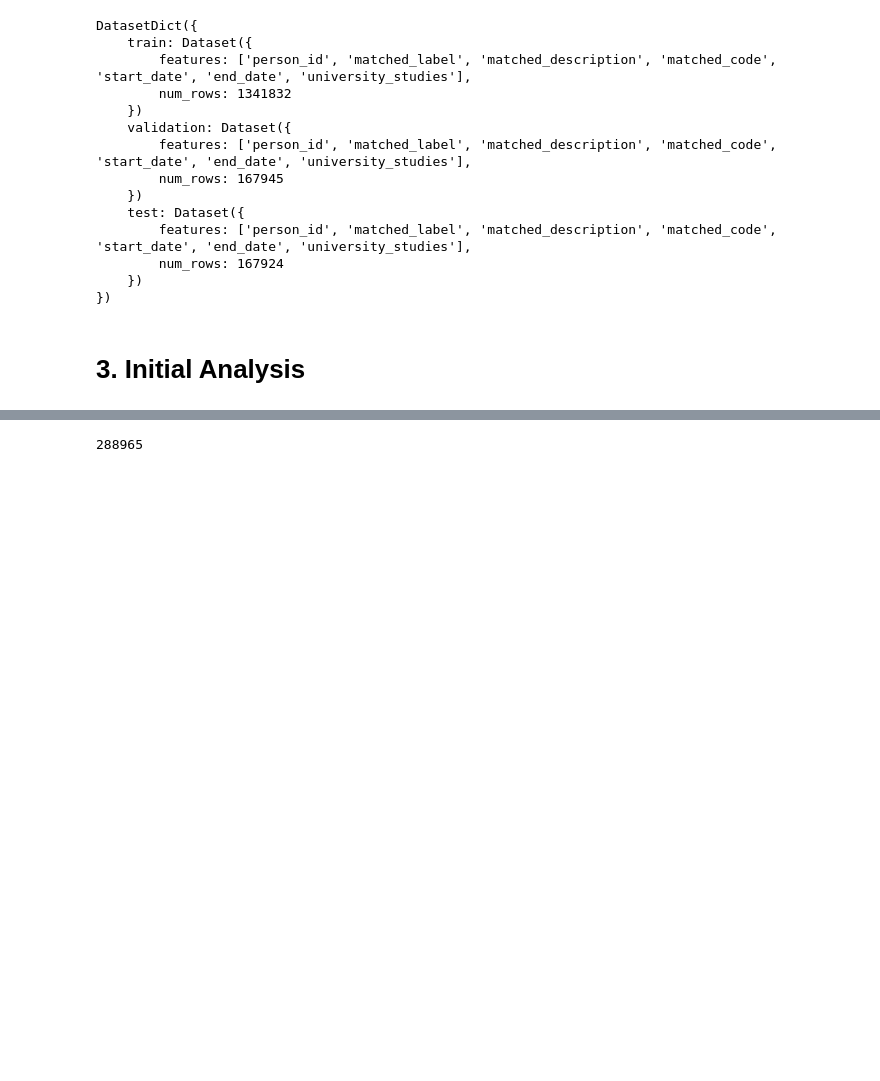
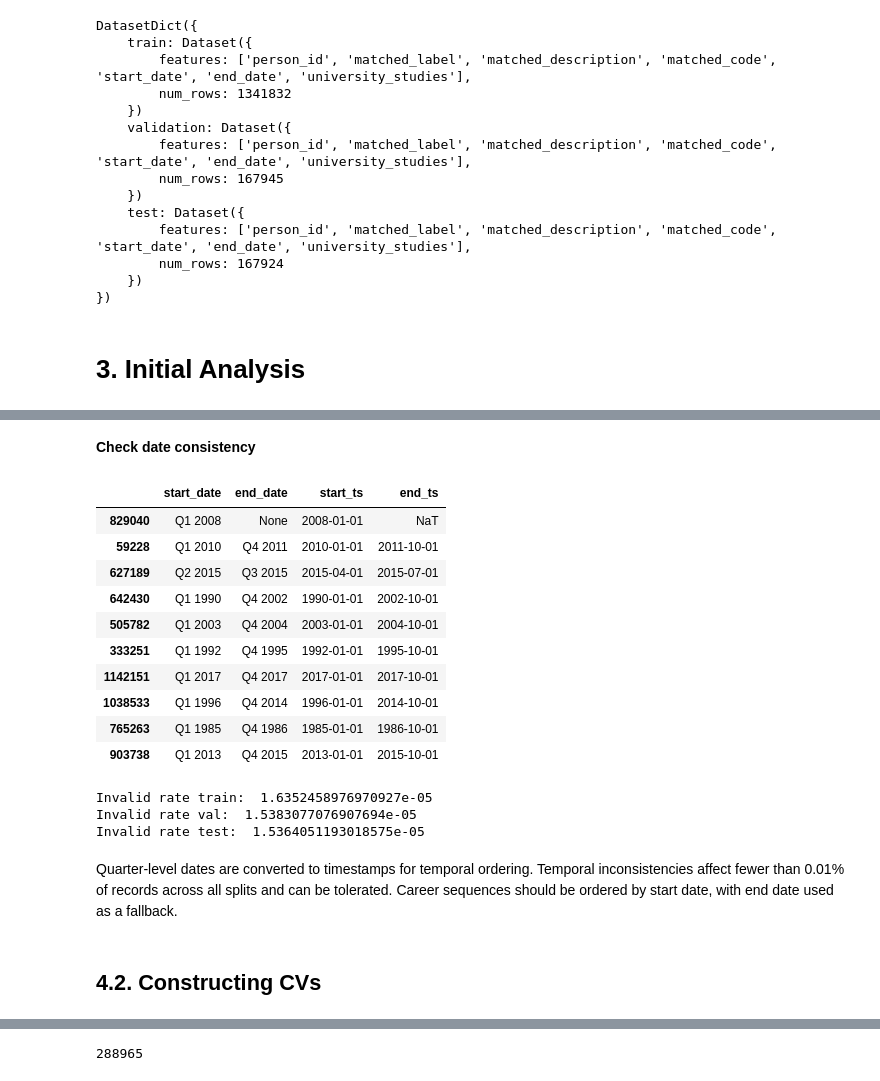
Before and after one commit to 20240693/Thesis-Career-Transitions, a Jupyter notebook: Notebooks/JobHop.ipynb, the cells around one changed output, grey strips where cells are left out. Saved outputs shown, nothing was run; the diff lists cells and outputs as text; code cells hidden in the pictures; blank space fills up the shorter version.

```diff
--- a/Notebooks/JobHop.ipynb
+++ b/Notebooks/JobHop.ipynb
@@ -66,0 +281,4 @@ train_df.head()
+# %%
+train_df = train_df[train_df['matched_code'] != 'unknown']
+val_df = val_df[val_df['matched_code'] != 'unknown']
+test_df = test_df[test_df['matched_code'] != 'unknown']
@@ -66,0 +332,7 @@ train_df.head()
+# %%
+def valid_persons(df):
+    return df.groupby('person_id')['matched_code'].nunique().loc[lambda x: x >= 2].index
+
+train_df = train_df[train_df['person_id'].isin(valid_persons(train_df))]
+val_df = val_df[val_df['person_id'].isin(valid_persons(val_df))]
+test_df = test_df[test_df['person_id'].isin(valid_persons(test_df))]
@@ -67,3 +353,56 @@ train_df.head()
+# %% [markdown]
+**Check date consistency**
+# %%
+def quarter_to_timestamp(q):
+    if pd.isna(q):
+        return np.nan
+    try:
+        quarter, year = q.split()
+        year = int(year)
+        q_num = int(quarter[1])
+        month = (q_num - 1) * 3 + 1
+        return pd.Timestamp(year=year, month=month, day=1)
+    except:
+        return np.nan
+# %%
+train_df['start_ts'] = train_df['start_date'].apply(quarter_to_timestamp)
+train_df['end_ts'] = train_df['end_date'].apply(quarter_to_timestamp)
+
+val_df['start_ts'] = val_df['start_date'].apply(quarter_to_timestamp)
+val_df['end_ts'] = val_df['end_date'].apply(quarter_to_timestamp)
+
+test_df['start_ts'] = test_df['start_date'].apply(quarter_to_timestamp)
+test_df['end_ts'] = test_df['end_date'].apply(quarter_to_timestamp)
+# %%
+train_df[['start_date', 'end_date', 'start_ts', 'end_ts']].sample(10)
+# %% [output]
+|  | start_date | end_date | start_ts | end_ts |
+| 829040 | Q1 2008 | None | 2008-01-01 | NaT |
+| 59228 | Q1 2010 | Q4 2011 | 2010-01-01 | 2011-10-01 |
+| 627189 | Q2 2015 | Q3 2015 | 2015-04-01 | 2015-07-01 |
+| 642430 | Q1 1990 | Q4 2002 | 1990-01-01 | 2002-10-01 |
+| 505782 | Q1 2003 | Q4 2004 | 2003-01-01 | 2004-10-01 |
+| 333251 | Q1 1992 | Q4 1995 | 1992-01-01 | 1995-10-01 |
+| 1142151 | Q1 2017 | Q4 2017 | 2017-01-01 | 2017-10-01 |
+| 1038533 | Q1 1996 | Q4 2014 | 1996-01-01 | 2014-10-01 |
+| 765263 | Q1 1985 | Q4 1986 | 1985-01-01 | 1986-10-01 |
+| 903738 | Q1 2013 | Q4 2015 | 2013-01-01 | 2015-10-01 |
+# %%
+print("Invalid rate train: ", (train_df['start_ts'] > train_df['end_ts']).mean())
+print("Invalid rate val: ", (val_df['start_ts'] > val_df['end_ts']).mean())
+print("Invalid rate test: ", (test_df['start_ts'] > test_df['end_ts']).mean())
+# %% [output]
+Invalid rate train:  1.6352458976970927e-05
+Invalid rate val:  1.5383077076907694e-05
+Invalid rate test:  1.5364051193018575e-05
+# %% [markdown]
+Quarter-level dates are converted to timestamps for temporal ordering. Temporal inconsistencies affect fewer than 0.01% of records across all splits and can be tolerated. Career sequences should be ordered by start date, with end date used as a fallback.
+# %% [markdown]
+<a class="anchor" id="sub-section-4_2"></a>
+
+## 4.2. Constructing CVs
+
+</a>
 # %%
 cv_train = (
     train_df
```
Also changed, not shown: parts of 33 cells of this notebook.
